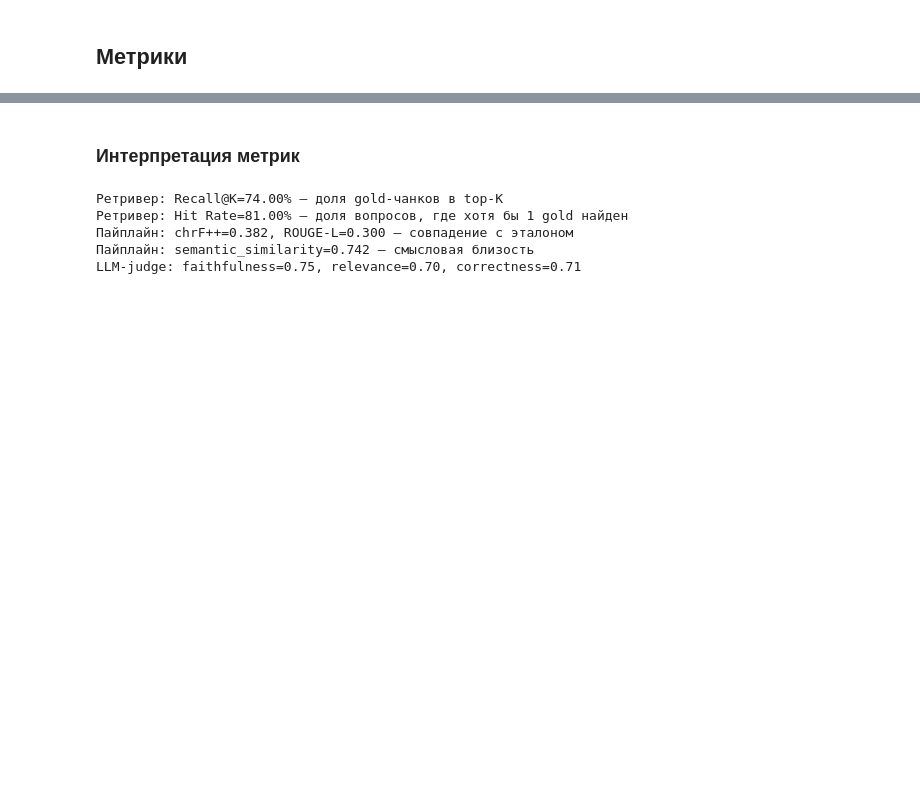
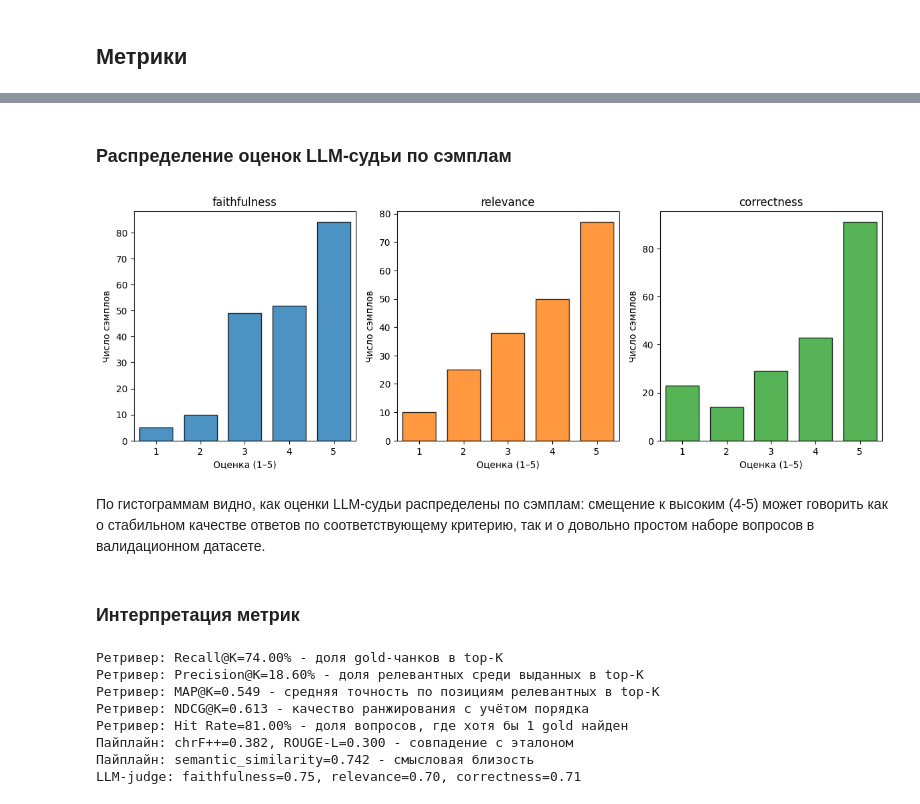
Before and after one commit to LHLHLHE/boardgame-rules-assistant, a Jupyter notebook: research/rag_experiments/notebooks/03_baseline_evaluation.ipynb, the cells around one changed output, grey strips where cells are left out. Drawn from its saved outputs; the diff is of its cells as text; code cells hidden in the pictures; blank space fills up the shorter version.

```diff
--- a/research/rag_experiments/notebooks/03_baseline_evaluation.ipynb
+++ b/research/rag_experiments/notebooks/03_baseline_evaluation.ipynb
@@ -111,22 +115,66 @@ plt.show()
+# %% [markdown]
+### Распределение оценок LLM-судьи по сэмплам
+# %%
+pipe = results.get("pipeline", {})
+f_scores = pipe.get("llm_faithfulness_scores") or []
+r_scores = pipe.get("llm_relevance_scores") or []
+c_scores = pipe.get("llm_correctness_scores") or []
+
+f_vals = np.array([x for x in f_scores if x is not None], dtype=float) if f_scores else np.array([])
+r_vals = np.array([x for x in r_scores if x is not None], dtype=float) if r_scores else np.array([])
+c_vals = np.array([x for x in c_scores if x is not None], dtype=float) if c_scores else np.array([])
+
+fig = plt.figure(figsize=(12, 8))
+for idx, (vals, title) in enumerate([
+    (f_vals, "faithfulness"),
+    (r_vals, "relevance"),
+    (c_vals, "correctness"),
+]):
+    ax = fig.add_subplot(2, 3, idx + 1)
+    if len(vals):
+        ax.hist(
+            vals,
+            bins=[0.5, 1.5, 2.5, 3.5, 4.5, 5.5],
+            range=(0.5, 5.5),
+            color=f"C{idx}",
+            edgecolor="black",
+            alpha=0.8,
+            rwidth=0.75
+        )
+    ax.set_xlabel("Оценка (1–5)")
+    ax.set_ylabel("Число сэмплов")
+    ax.set_title(title)
+    ax.set_xlim(0.5, 5.5)
+
+plt.tight_layout()
+plt.show()
+# %% [output]
+[figure, added]
+# %% [markdown]
+По гистограммам видно, как оценки LLM-судьи распределены по сэмплам: смещение к высоким (4-5) может говорить как о стабильном качестве ответов по соответствующему критерию, так и о довольно простом наборе вопросов в валидационном датасете.
 # %% [markdown]
 ### Интерпретация метрик
 # %%
-r = results["retriever"]
-p = results["pipeline"]
+retrieval = results["retriever"]
+pipe = results["pipeline"]
 
-print(f"Ретривер: Recall@K={r.get('recall_at_k', 0):.2%} - доля gold-чанков в top-K")
-print(f"Ретривер: Precision@K={r.get('precision_at_k', 0):.2%} - доля релевантных среди выданных в top-K")
-print(f"Ретривер: NDCG@K={r.get('ndcg_at_k', 0):.3f} - качество ранжирования с учётом порядка")
-print(f"Ретривер: Hit Rate={r.get('hit_rate', 0):.2%} - доля вопросов, где хотя бы 1 gold найден")
-print(f"Пайплайн: chrF++={p.get('chrfpp', 0):.3f}, ROUGE-L={p.get('rougeL_f1', 0):.3f} - совпадение с эталоном")
-print(f"Пайплайн: semantic_similarity={p.get('semantic_similarity', 0):.3f} - смысловая близость")
-if "llm_faithfulness" in p:
-    print(f"LLM-judge: faithfulness={p['llm_faithfulness']:.2f}, relevance={p['llm_answer_relevance']:.2f}, correctness={p['llm_correctness']:.2f}")
+print(f"Ретривер: Recall@K={retrieval.get('recall_at_k', 0):.2%} - доля gold-чанков в top-K")
+print(f"Ретривер: Precision@K={retrieval.get('precision_at_k', 0):.2%} - доля релевантных среди выданных в top-K")
+print(f"Ретривер: MAP@K={retrieval.get('map_at_k', 0):.3f} - средняя точность по позициям релевантных в top-K")
+print(f"Ретривер: NDCG@K={retrieval.get('ndcg_at_k', 0):.3f} - качество ранжирования с учётом порядка")
+print(f"Ретривер: Hit Rate={retrieval.get('hit_rate', 0):.2%} - доля вопросов, где хотя бы 1 gold найден")
+print(f"Пайплайн: chrF++={pipe.get('chrfpp', 0):.3f}, ROUGE-L={pipe.get('rougeL_f1', 0):.3f} - совпадение с эталоном")
+print(f"Пайплайн: semantic_similarity={pipe.get('semantic_similarity', 0):.3f} - смысловая близость")
+if "llm_faithfulness" in pipe:
+    print(f"LLM-judge: faithfulness={pipe['llm_faithfulness']:.2f}, relevance={pipe['llm_answer_relevance']:.2f}, correctness={pipe['llm_correctness']:.2f}")
 # %% [output]
-Ретривер: Recall@K=74.00% — доля gold-чанков в top-K
-Ретривер: Hit Rate=81.00% — доля вопросов, где хотя бы 1 gold найден
-Пайплайн: chrF++=0.382, ROUGE-L=0.300 — совпадение с эталоном
-Пайплайн: semantic_similarity=0.742 — смысловая близость
+Ретривер: Recall@K=74.00% - доля gold-чанков в top-K
+Ретривер: Precision@K=18.60% - доля релевантных среди выданных в top-K
+Ретривер: MAP@K=0.549 - средняя точность по позициям релевантных в top-K
+Ретривер: NDCG@K=0.613 - качество ранжирования с учётом порядка
+Ретривер: Hit Rate=81.00% - доля вопросов, где хотя бы 1 gold найден
+Пайплайн: chrF++=0.382, ROUGE-L=0.300 - совпадение с эталоном
+Пайплайн: semantic_similarity=0.742 - смысловая близость
 LLM-judge: faithfulness=0.75, relevance=0.70, correctness=0.71
 # %% [markdown]
 ## Выводы по результатам оценки бейзлайна
```
Also changed, not shown: parts of 7 cells of this notebook, 5 other files.
